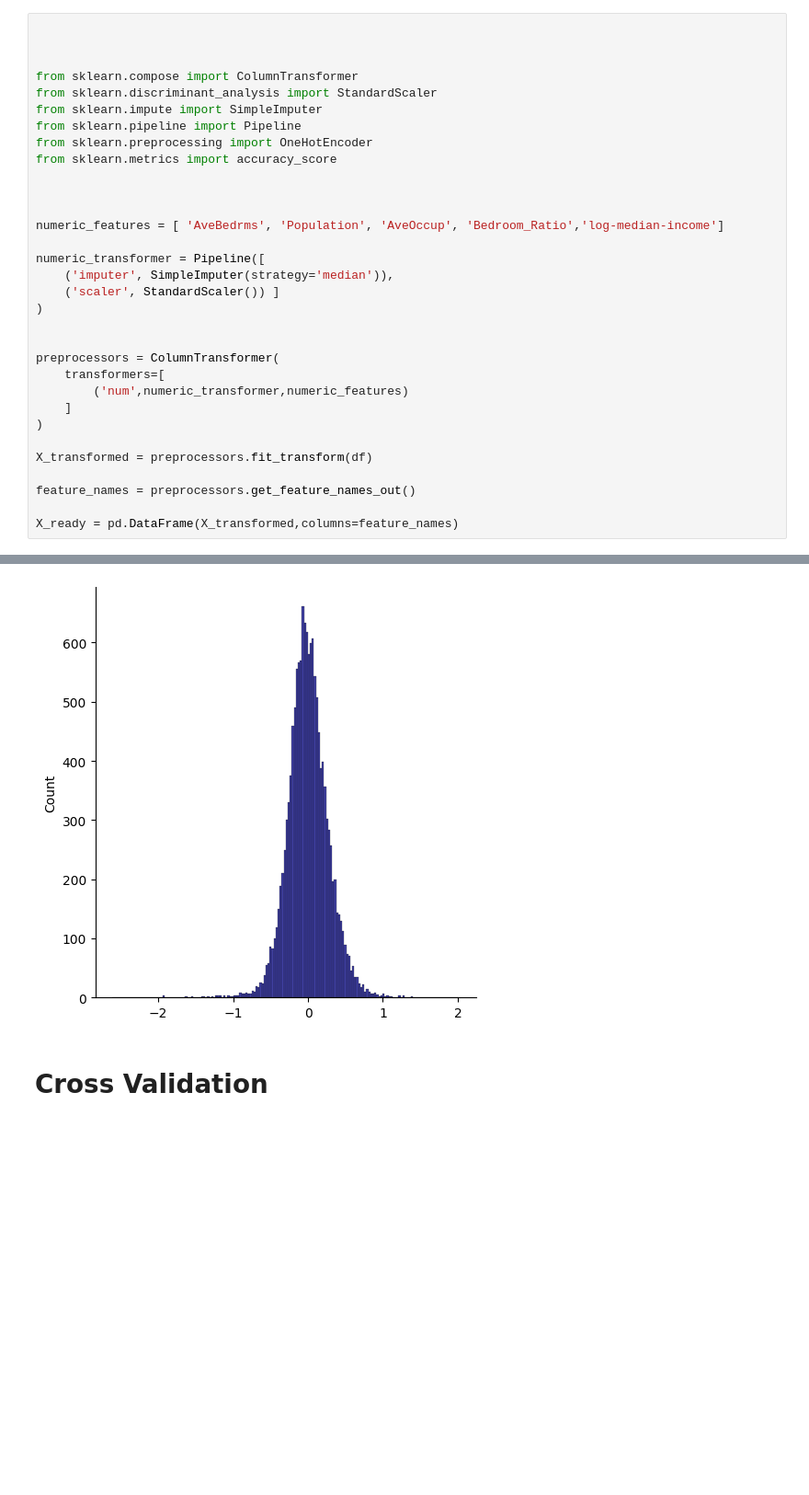
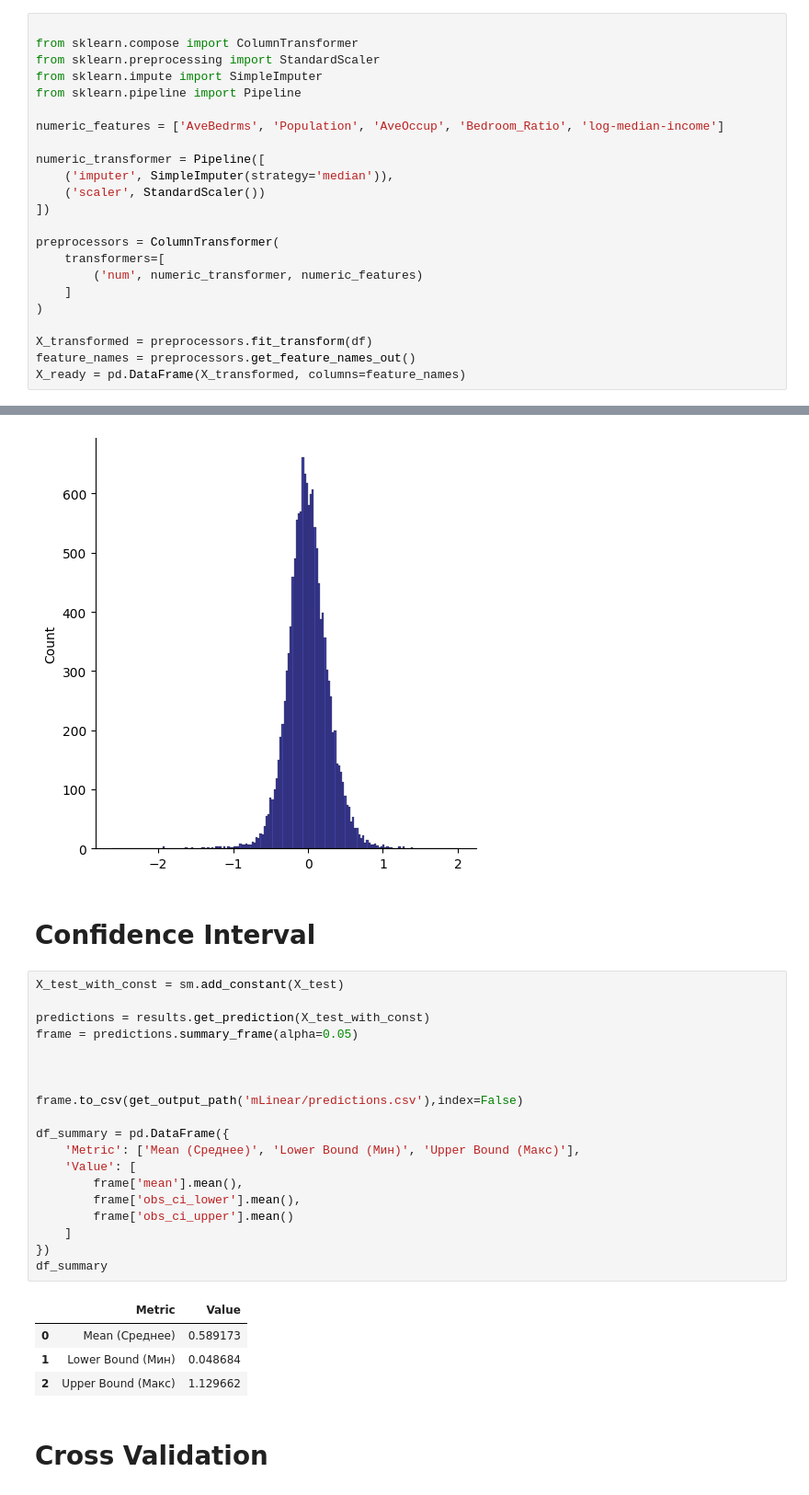
Before and after one commit to Netall0/ML, a Jupyter notebook: notebooks/MLinear.ipynb, the cells around one changed output, grey strips where cells are left out. Shown at 92% size. Saved outputs shown, nothing was run; the diff lists cells and outputs as text; blank space fills up the shorter version.

```diff
--- a/notebooks/MLinear.ipynb
+++ b/notebooks/MLinear.ipynb
@@ -284,36 +281,27 @@ plt.show()
 # Preprocessing Pipeline
 # %%
 
-
-
 from sklearn.compose import ColumnTransformer
-from sklearn.discriminant_analysis import StandardScaler
+from sklearn.preprocessing import StandardScaler
 from sklearn.impute import SimpleImputer
 from sklearn.pipeline import Pipeline
-from sklearn.preprocessing import OneHotEncoder
-from sklearn.metrics import accuracy_score
 
-
-
-numeric_features = [ 'AveBedrms', 'Population', 'AveOccup', 'Bedroom_Ratio','log-median-income']
+numeric_features = ['AveBedrms', 'Population', 'AveOccup', 'Bedroom_Ratio', 'log-median-income']
 
 numeric_transformer = Pipeline([
     ('imputer', SimpleImputer(strategy='median')),
-    ('scaler', StandardScaler()) ]
-)
-
+    ('scaler', StandardScaler())
+])
 
 preprocessors = ColumnTransformer(
     transformers=[
-        ('num',numeric_transformer,numeric_features)
+        ('num', numeric_transformer, numeric_features)
     ]
 )
 
 X_transformed = preprocessors.fit_transform(df)
-
 feature_names = preprocessors.get_feature_names_out()
-
-X_ready = pd.DataFrame(X_transformed,columns=feature_names)
+X_ready = pd.DataFrame(X_transformed, columns=feature_names)
 # %% [markdown]
 # vif
 
@@ -459,6 +448,32 @@ sns.displot(results.resid,color="navy")
 plt.show()
 # %% [output]
 [figure]
+# %% [markdown]
+# Confidence Interval
+# %%
+X_test_with_const = sm.add_constant(X_test)
+
+predictions = results.get_prediction(X_test_with_const)
+frame = predictions.summary_frame(alpha=0.05)
+
+
+
+frame.to_csv(get_output_path('mLinear/predictions.csv'),index=False)
+
+df_summary = pd.DataFrame({
+    'Metric': ['Mean (Среднее)', 'Lower Bound (Мин)', 'Upper Bound (Макс)'],
+    'Value': [
+        frame['mean'].mean(),
+        frame['obs_ci_lower'].mean(),
+        frame['obs_ci_upper'].mean()
+    ]
+})
+df_summary
+# %% [output]
+|  | Metric | Value |
+| 0 | Mean (Среднее) | 0.589173 |
+| 1 | Lower Bound (Мин) | 0.048684 |
+| 2 | Upper Bound (Макс) | 1.129662 |
 # %% [markdown]
 # Cross Validation
 # %%
```
Also changed, not shown: parts of 3 cells of this notebook, 1 other file.
